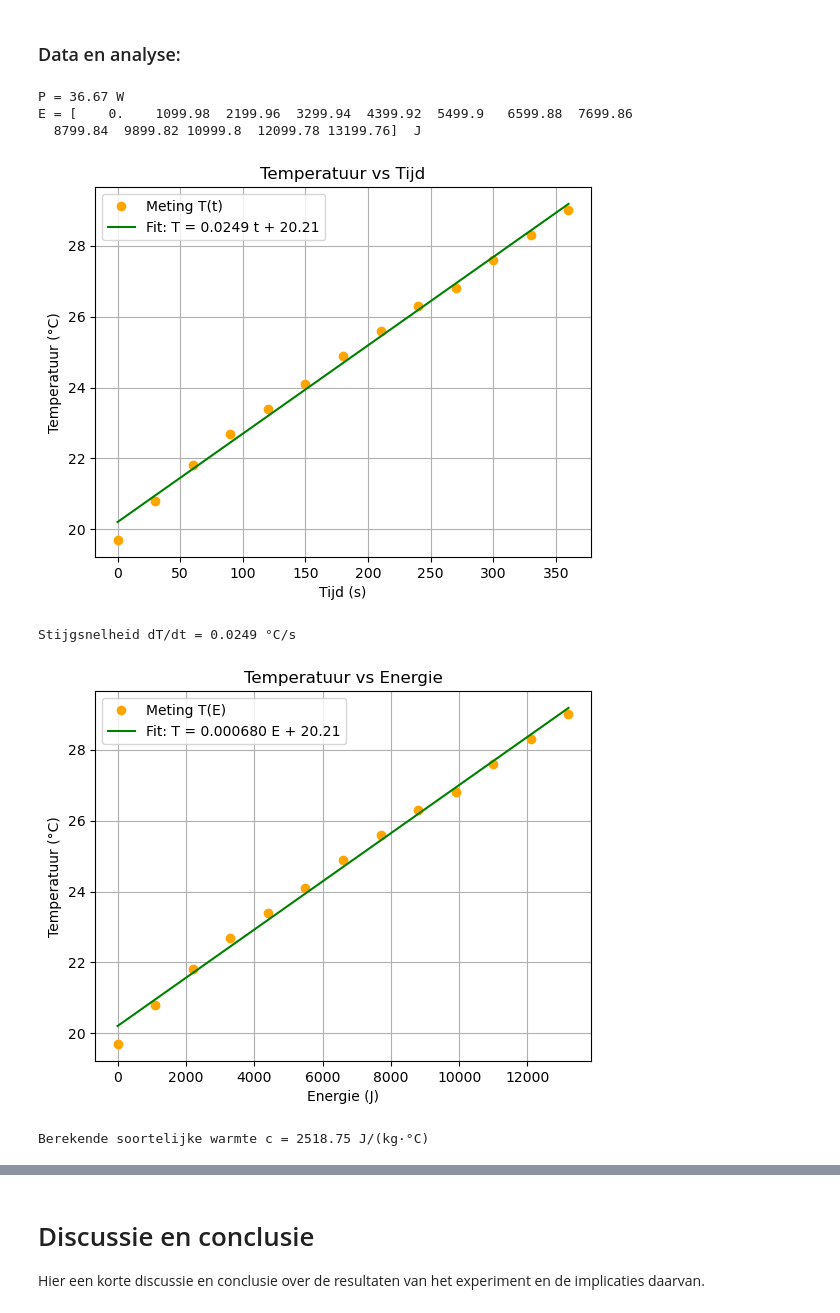
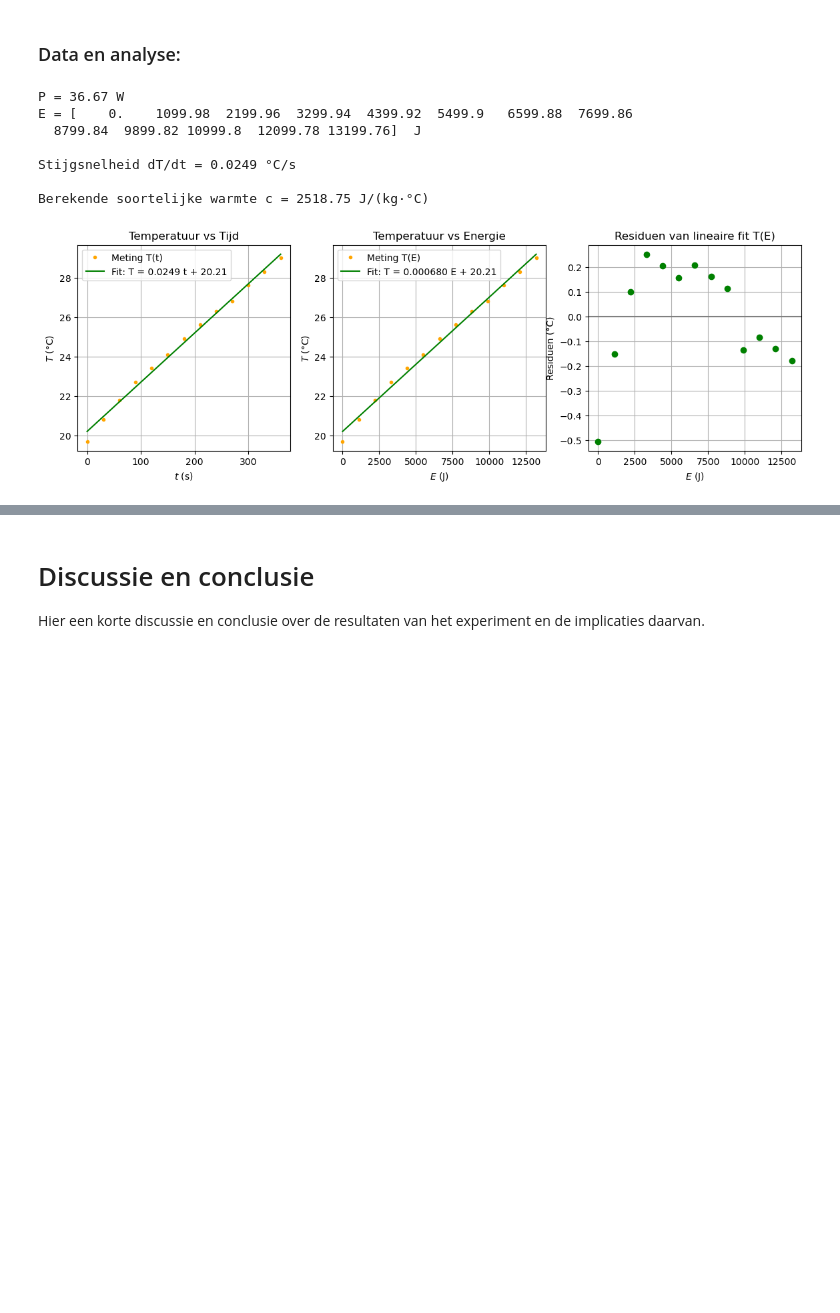
Before and after one commit to NNynke/6508049-en-6533183, a Jupyter notebook: Content/Labs/cwater.ipynb, the cells around one changed output, grey strips where cells are left out. Saved outputs shown, nothing was run; the diff lists cells and outputs as text; code cells hidden in the pictures; blank space fills up the shorter version.

```diff
--- a/Content/Labs/cwater.ipynb
+++ b/Content/Labs/cwater.ipynb
@@ -230,53 +230,53 @@ popt3, pcov3 = curve_fit(funky, t2, T_raw2)
 slope_fit_T2, T_0_fit2 = popt3
 T_fit2 = funky(t2, slope_fit_T2, T_0_fit2)
 
-plt.figure()
-plt.plot(t2, T_raw2, "o", label="Meting T(t)", color='orange', markersize=6)
+plt.figure(figsize=(14,4))
+plt.subplot(1,3,1)
+plt.plot(t2, T_raw2, "o", label="Meting T(t)", color='orange', markersize=3)
 plt.plot(t2, T_fit2, label=f"Fit: T = {slope_fit_T2:.4f} t + {T_0_fit2:.2f}", color='green')
-plt.xlabel("Tijd (s)")
-plt.ylabel("Temperatuur (°C)")
+plt.xlabel("$t$ (s)")
+plt.ylabel("$T$ (°C)")
 plt.title("Temperatuur vs Tijd")
 plt.grid(True)
 plt.legend()
 plt.savefig(r"C:\Users\l.hekman\TNfolder\Project\thermolab\Figures\c_water_2_Tvst.png", dpi=450)
-plt.show()
 
 print(f"\nStijgsnelheid dT/dt = {slope_fit_T2:.4f} °C/s")
 
 popt4, pcov4 = curve_fit(funky, E2, T_raw2)
 slope_fit_E2, T_0_fit_E2 = popt4
 T_fit_E2 = funky(E2, slope_fit_E2, T_0_fit_E2)
 
-plt.figure()
-plt.plot(E2, T_raw2, "o", label="Meting T(E)", color='orange', markersize=6)
+plt.subplot(1,3,2)
+plt.plot(E2, T_raw2, "o", label="Meting T(E)", color='orange', markersize=3)
 plt.plot(E2, T_fit_E2, label=f"Fit: T = {slope_fit_E2:.6f} E + {T_0_fit_E2:.2f}", color='green')
-plt.xlabel("Energie (J)")
-plt.ylabel("Temperatuur (°C)")
+plt.xlabel("$E$ (J)")
+plt.ylabel("$T$ (°C)")
 plt.title("Temperatuur vs Energie")
 plt.grid(True)
 plt.legend()
 plt.savefig(r"C:\Users\l.hekman\TNfolder\Project\thermolab\Figures\c_water_2_TvsE.png", dpi=450)
-plt.show()
 
 c2 = 1 / (m2 * slope_fit_E2)           # Soortelijke warmte berekenen in J/(kg·°C)
 print(f"\nBerekende soortelijke warmte c = {c2:.2f} J/(kg·°C)")
 
 residuals2 = T_raw2 - T_fit_E2
 
-plt.figure()
+plt.subplot(1,3,3)
 plt.axhline(0, color='gray')
 plt.plot(E2, residuals2, "o", color='green')
-plt.xlabel("Energie (J)")
+plt.xlabel("$E$ (J)")
 plt.ylabel("Residuen (°C)")
 plt.title("Residuen van lineaire fit T(E)")
 plt.grid(True)
 plt.savefig(r"C:\Users\l.hekman\TNfolder\Project\thermolab\Figures\c_water_2_residuals.png", dpi=450)
 plt.show()
 # %% [output]
 P = 36.67 W
 E = [    0.    1099.98  2199.96  3299.94  4399.92  5499.9   6599.88  7699.86
   8799.84  9899.82 10999.8  12099.78 13199.76]  J
+
+Stijgsnelheid dT/dt = 0.0249 °C/s
+
+Berekende soortelijke warmte c = 2518.75 J/(kg·°C)
-[figure, old version]
+[figure, new version]
-Stijgsnelheid dT/dt = 0.0249 °C/s
-[figure, removed]
-Berekende soortelijke warmte c = 2518.75 J/(kg·°C)
```
Also changed, not shown: parts of 2 cells of this notebook, 9 other files.
